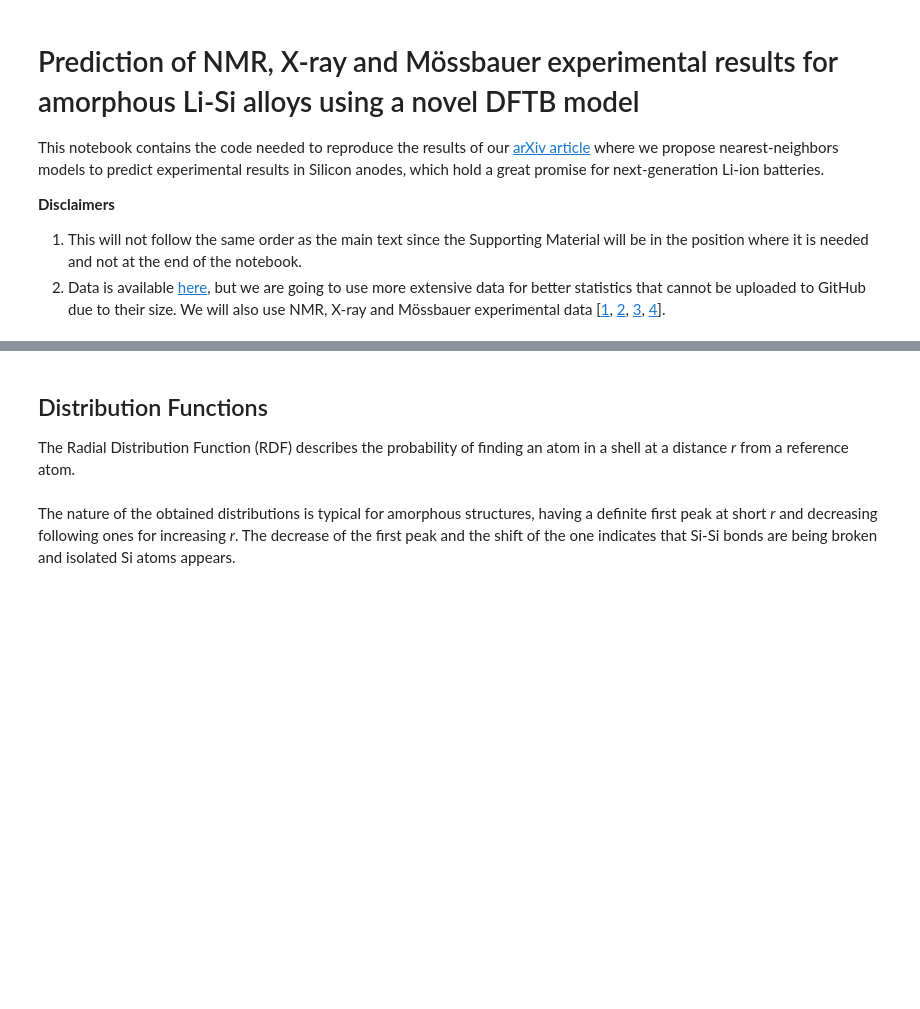
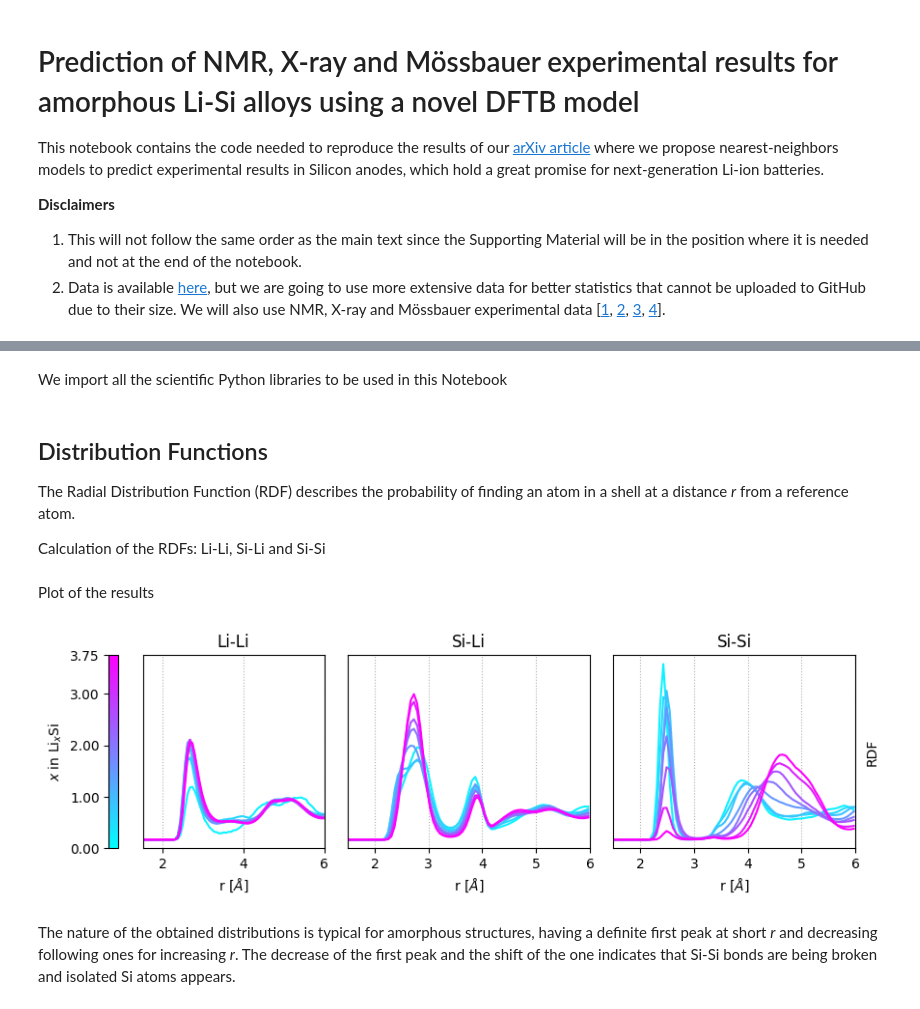
Before and after one commit to fernandezfran/macchiato, a Jupyter notebook: paper/pipeline.ipynb, the cells around one changed output, grey strips where cells are left out. Cells and saved outputs as stored; diff of their text form; code cells hidden in the pictures; blank space fills up the shorter version.

```diff
--- a/paper/pipeline.ipynb
+++ b/paper/pipeline.ipynb
@@ -21 +22,3 @@ In the module upload_data.py we have different functions to load the necessary d
 import upload_data
+# %% [markdown]
+We import all the scientific Python libraries to be used in this Notebook
@@ -23,4 +35,6 @@ import upload_data
 ## Distribution Functions
 
 The Radial Distribution Function (RDF) describes the probability of finding an atom in a shell at a distance _r_ from a reference atom.
+
+Calculation of the RDFs: Li-Li, Si-Li and Si-Si
 # %%
@@ -28,3 +62,34 @@ The Radial Distribution Function (RDF) describes the probability of finding an a
+# %% [markdown]
+Plot of the results
+# %%
+fig, ax = plt.subplots(nrows=1, ncols=3, sharey=True, figsize=(9, 3))
+
+cmap = cm.get_cmap("cool")
+sm = plt.cm.ScalarMappable(cmap=cmap, norm=plt.Normalize(vmin=0, vmax=3.75))
+clb = fig.colorbar(sm, ax=ax[0], ticks=[0, 1, 2, 3, 3.75], location="left")
+clb.ax.set_ylabel(r"$x$ in Li$_x$Si")
+
+for i, (key, value) in enumerate(rdfs.items()):
+    for j, rdf in enumerate(value):
+        ax[i].plot(bins, rdf, color=cmap(x[j] / 3.75))
+
+    ax[i].set_xlabel(r"r [$\AA$]")
+    ax[i].set_xlim((1.5, 6))
+    ax[i].grid(linestyle=":")
+
+    ax[i].set_ylabel("")
+    ax[i].set_yticks([])
+
+    ax[i].set_title(key)
+
+ax[2].yaxis.set_label_position("right")
+ax[2].yaxis.tick_right()
+ax[2].set_ylabel("RDF")
+
+fig.tight_layout()
+plt.show()
+# %% [output]
+[figure, added]
 # %% [markdown]
 The nature of the obtained distributions is typical for amorphous structures, having a definite first peak at short _r_ and decreasing following ones for increasing _r_. The decrease of the first peak and the shift of the one indicates that Si-Si bonds are being broken and isolated Si atoms appears.
 # %% [markdown]
```
Also changed, not shown: parts of 7 cells of this notebook, 2 other files.
